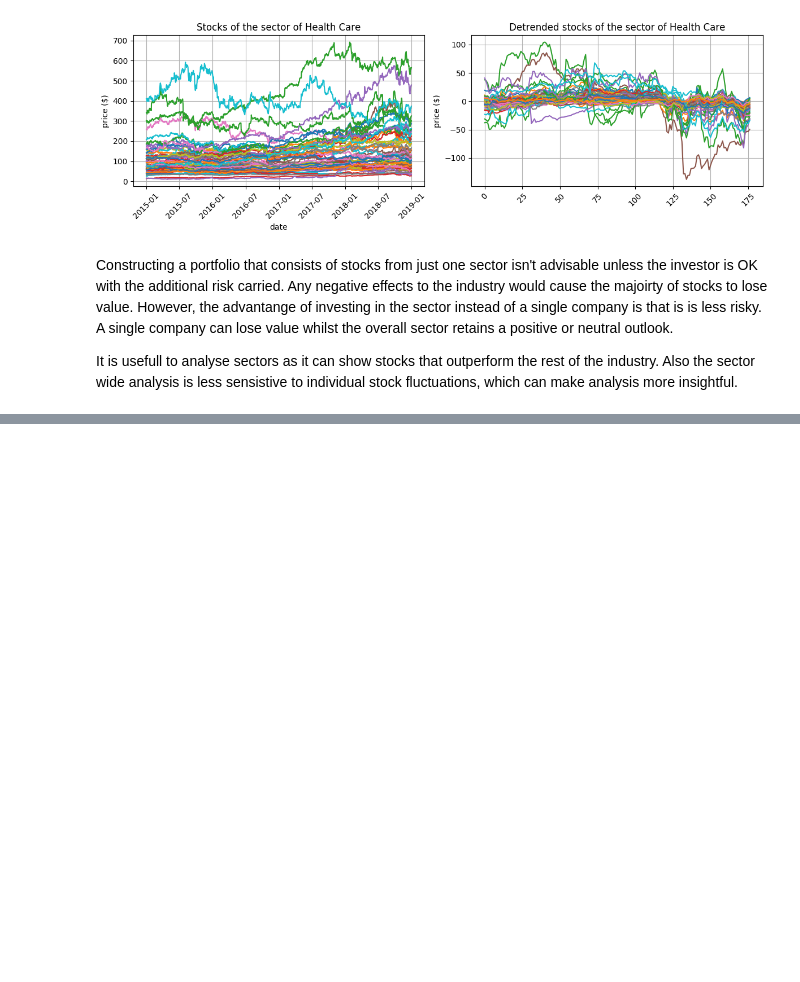
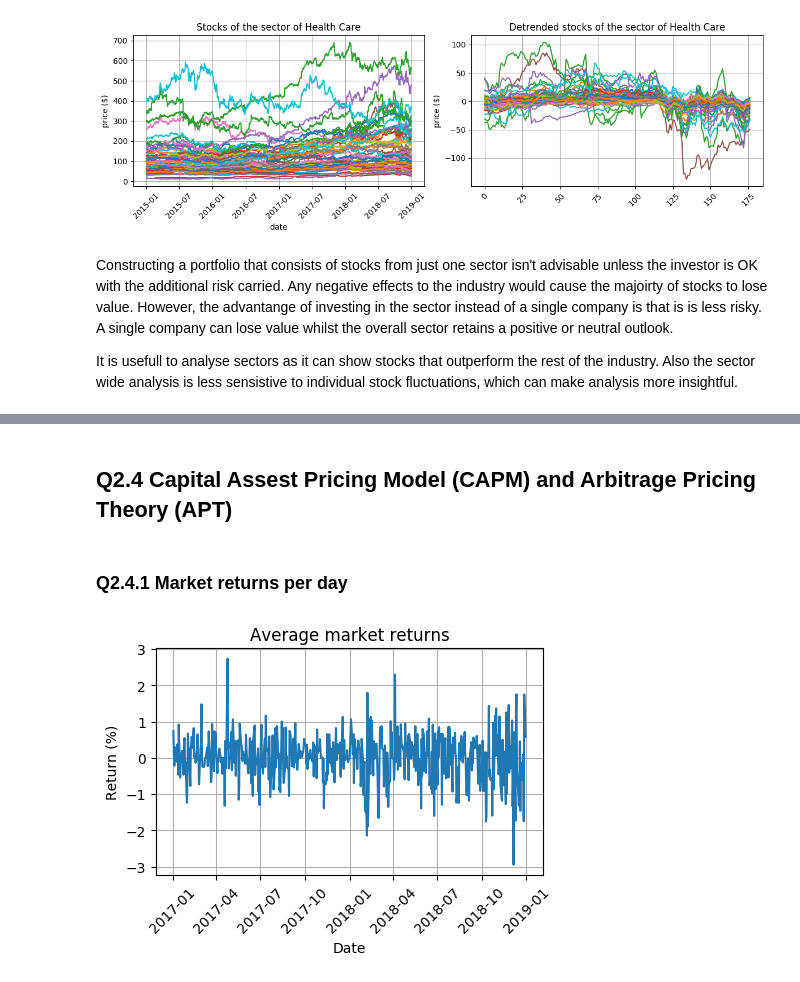
Before and after one commit to mahudu97/FSP, a Jupyter notebook: src/CW.ipynb, the cells around one changed output, grey strips where cells are left out. Saved outputs shown, nothing was run; the diff lists cells and outputs as text; code cells hidden in the pictures; blank space fills up the shorter version.

```diff
--- a/src/CW.ipynb
+++ b/src/CW.ipynb
@@ -498,0 +600,25 @@ It is usefull to analyse sectors as it can show stocks that outperform the rest
+# %% [markdown]
+## Q2.4 Capital Assest Pricing Model (CAPM) and Arbitrage Pricing Theory (APT)
+# %%
+import pandas as pd
+import numpy as np
+import datetime as dt
+import matplotlib.pyplot as plt
+df = pd.read_csv(r'./../data/fsp_case_31_BSD.csv', index_col=0, header=[0,1])
+dates = df['ret'].index
+date_axis = [dt.datetime.strptime(d,'%Y-%m-%d').date() for d in dates]
+# %% [markdown]
+### Q2.4.1 Market returns per day
+# %%
+market_returns = df['ret'].mean(axis=1)
+# %%
+plt.figure(dpi=100, figsize=(5,3))
+plt.plot(date_axis, market_returns*100)
+plt.title('Average market returns')
+plt.xticks(rotation=45)
+plt.xlabel('Date')
+plt.ylabel('Return (%)')
+plt.grid()
+plt.show()
+# %% [output]
+[figure, added]
```
Also changed, not shown: parts of 31 cells of this notebook, 1 other file.
